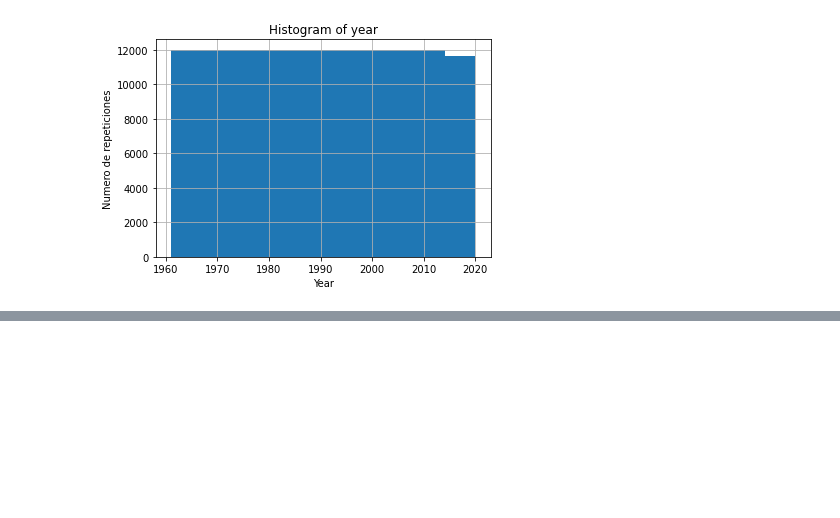
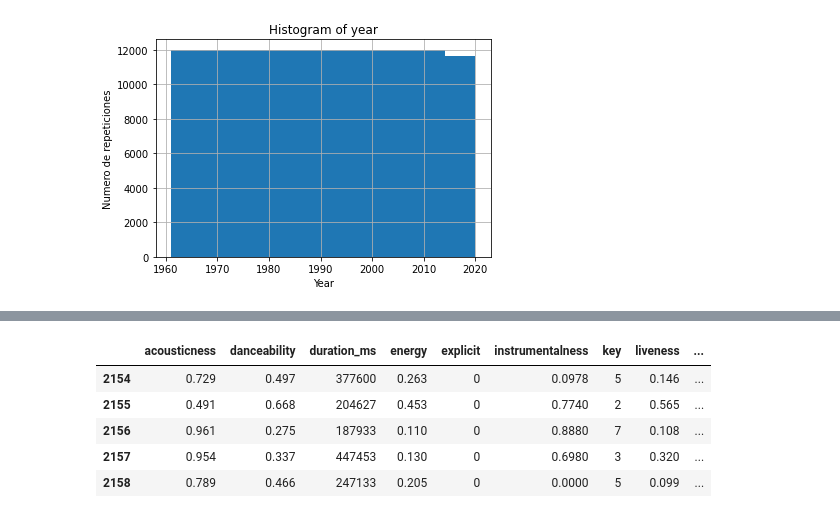
Before and after one commit to JHON-EDV/Clasificacion_Spotify, a Jupyter notebook: Clasificacion_Spotify_HIT.ipynb, the cells around one changed output, grey strips where cells are left out. Drawn from its saved outputs; the diff is of its cells as text; code cells hidden in the pictures; blank space fills up the shorter version.

```diff
--- a/Clasificacion_Spotify_HIT.ipynb
+++ b/Clasificacion_Spotify_HIT.ipynb
@@ -250,3 +250,12 @@ spotify_num_1940.describe()
 | 50% | 0.238000 | 0.564000 | 2.227800e+05 | 0.596000 | 0.000000 | 0.000056 | 5.000000 | 0.129000 | ... |
 | 75% | 0.622000 | 0.681000 | 2.715765e+05 | 0.780000 | 0.000000 | 0.011900 | 8.000000 | 0.256000 | ... |
 | max | 0.996000 | 0.988000 | 5.403500e+06 | 1.000000 | 1.000000 | 1.000000 | 11.000000 | 1.000000 | ... |
+# %%
+spotify_num_1940.head()
+# %% [output]
+|  | acousticness | danceability | duration_ms | energy | explicit | instrumentalness | key | liveness | ... |
+| 2154 | 0.729 | 0.497 | 377600 | 0.263 | 0 | 0.0978 | 5 | 0.146 | ... |
+| 2155 | 0.491 | 0.668 | 204627 | 0.453 | 0 | 0.7740 | 2 | 0.565 | ... |
+| 2156 | 0.961 | 0.275 | 187933 | 0.110 | 0 | 0.8880 | 7 | 0.108 | ... |
+| 2157 | 0.954 | 0.337 | 447453 | 0.130 | 0 | 0.6980 | 3 | 0.320 | ... |
+| 2158 | 0.789 | 0.466 | 247133 | 0.205 | 0 | 0.0000 | 5 | 0.099 | ... |
```
Also changed, not shown: parts of 6 cells of this notebook.
